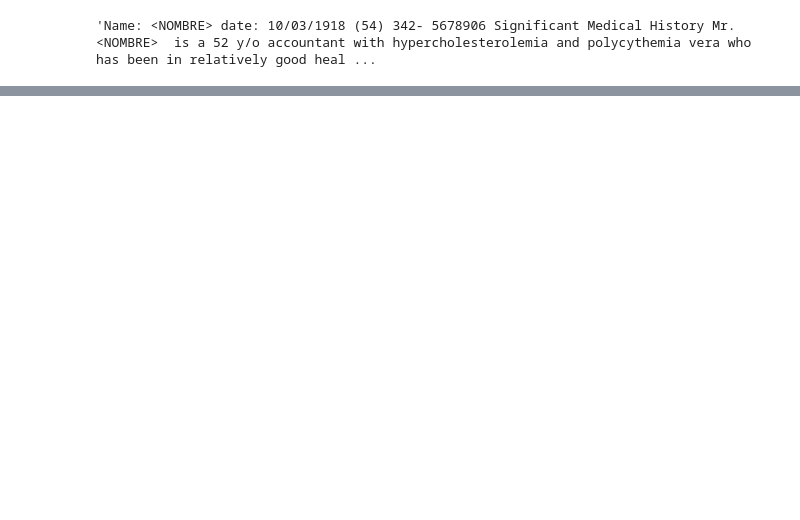
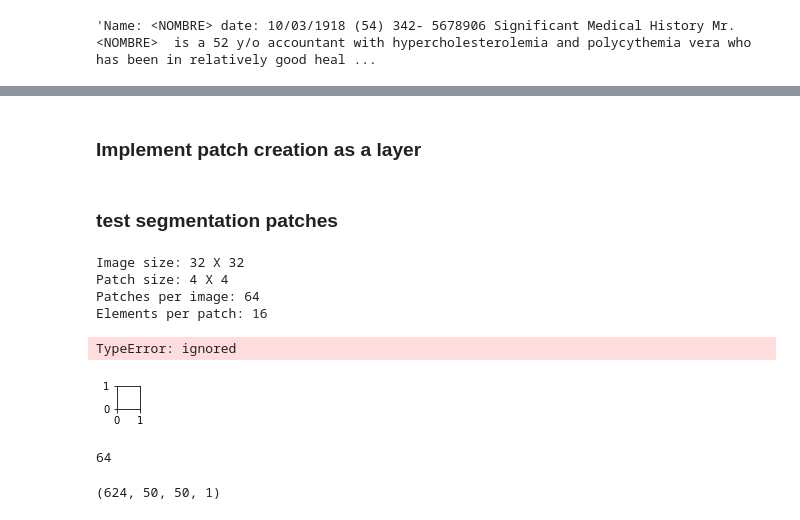
Before and after one commit to Morilla123/Spacy_ViT_Test, a Jupyter notebook: Copia_de_Transformers_medicina_extraccion_2.ipynb, the cells around one changed output, grey strips where cells are left out. Drawn from its saved outputs; the diff is of its cells as text; code cells hidden in the pictures; blank space fills up the shorter version.

```diff
--- a/Copia_de_Transformers_medicina_extraccion_2.ipynb
+++ b/Copia_de_Transformers_medicina_extraccion_2.ipynb
@@ -207,0 +489,8 @@ import tensorflow_addons as tfa
+# %%
+#config ViT *** reed teori
+num_heads = 2
+patch_size = 4  # Size of the patches to be extract from the input images
+num_patches = (image_size // patch_size) ** 2
+projection_dim = 128
+transformer_units = [ projection_dim, projection_dim,]  # Size of the transformer layers
+transformer_layers = 2
@@ -207,0 +524,53 @@ import tensorflow_addons as tfa
+# %% [markdown]
+### Implement patch creation as a layer
+# %%
+class Patches(layers.Layer):
+    def __init__(self, patch_size):
+        super(Patches, self).__init__()
+        self.patch_size = patch_size
+
+    def call(self, images):
+        batch_size = tf.shape(images)[0]
+        patches = tf.image.extract_patches(
+            images=images,
+            sizes=[1, self.patch_size, self.patch_size, 1],
+            strides=[1, self.patch_size, self.patch_size, 1],
+            rates=[1, 1, 1, 1],
+            padding="VALID",
+        )
+        patch_dims = patches.shape[-1]
+        patches = tf.reshape(patches, [batch_size, -1, patch_dims])
+        return patches
+# %% [markdown]
+### test segmentation patches
+# %%
+patches = Patches(patch_size)(resized_image)
+print(f"Image size: {image_size} X {image_size}")
+print(f"Patch size: {patch_size} X {patch_size}")
+print(f"Patches per image: {patches.shape[1]}")
+print(f"Elements per patch: {patches.shape[-1]}")
+# %% [output]
+Image size: 32 X 32
+Patch size: 4 X 4
+Patches per image: 64
+Elements per patch: 16
+# %%
+n = int(np.sqrt(patches.shape[1]))
+plt.figure(figsize=(4, 4))
+for i, patch in enumerate(patches[0]):
+    ax = plt.subplot(n, n, i + 1)
+    patch_img = tf.reshape(patch, (patch_size, patch_size, 1))
+    plt.imshow(patch_img.numpy().astype("uint8"))
+    plt.axis("off")
+plt.savefig("patched.png", dpi=300, bbox_inches="tight")
+# %% [output]
+TypeError: ignored
+[figure, added]
+# %%
+num_patches
+# %% [output]
+64
+# %%
+x_test.shape
+# %% [output]
+(624, 50, 50, 1)
```
Also changed, not shown: parts of 73 cells of this notebook.
